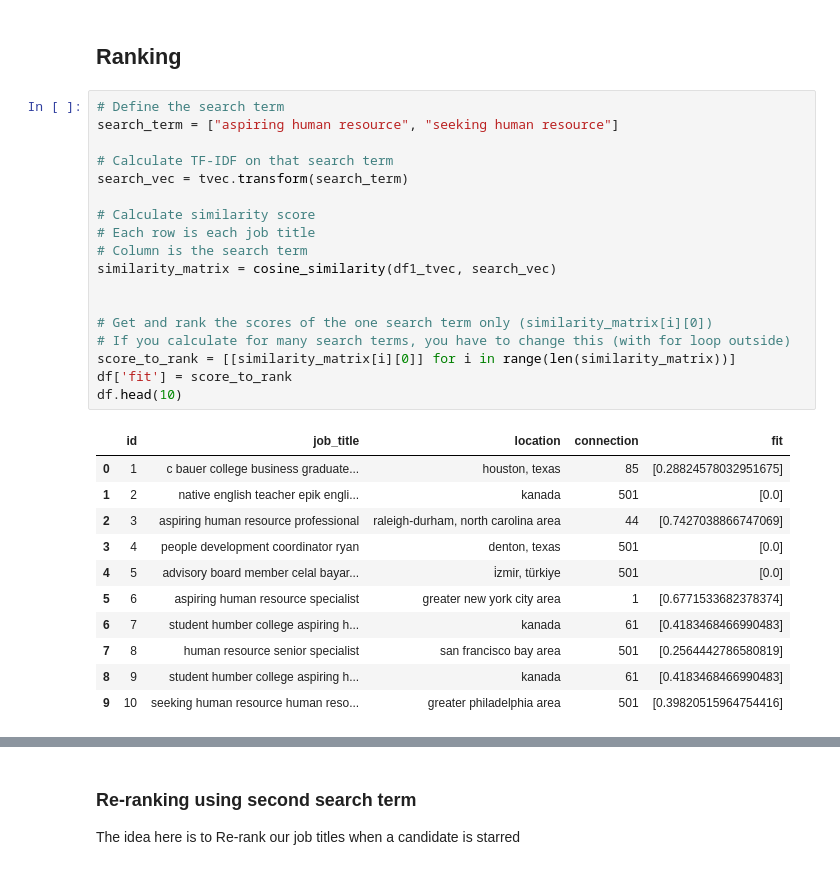
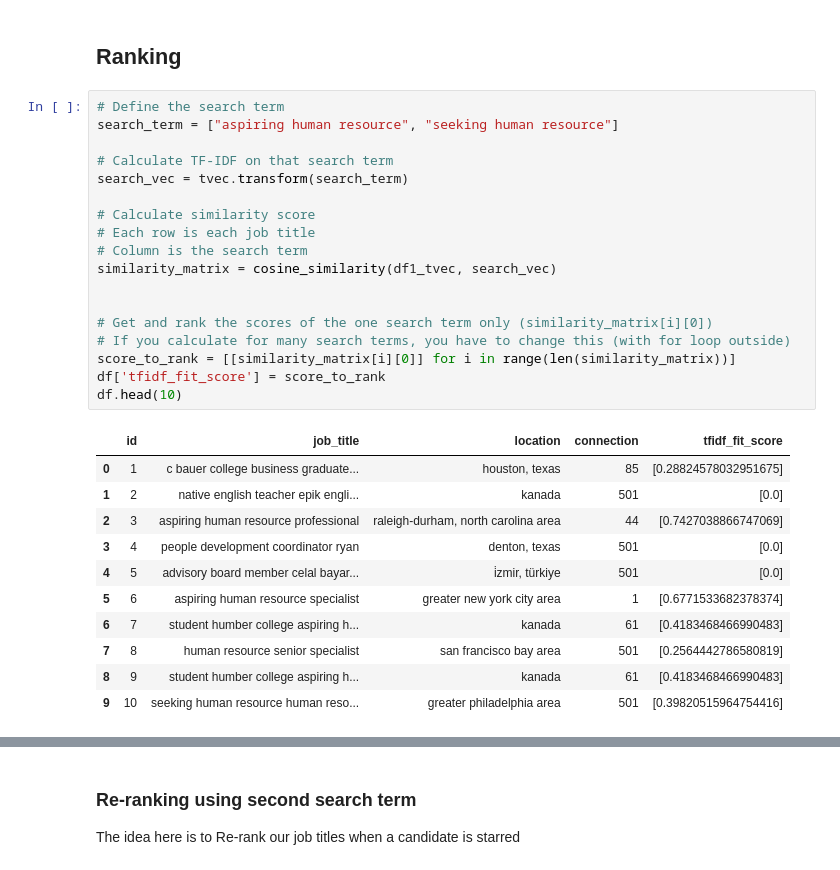
Before and after one commit to Ayesha-da/Potential_Talents, a Jupyter notebook: Potential_Talents1.ipynb, the cells around one changed output, grey strips where cells are left out. Drawn from its saved outputs; the diff is of its cells as text.

```diff
--- a/Potential_Talents1.ipynb
+++ b/Potential_Talents1.ipynb
@@ -237,23 +237,23 @@ Number of unique words:  175
 # %%
 # Define the search term
 search_term = ["aspiring human resource", "seeking human resource"]
 
 # Calculate TF-IDF on that search term
 search_vec = tvec.transform(search_term)
 
 # Calculate similarity score
 # Each row is each job title
 # Column is the search term
 similarity_matrix = cosine_similarity(df1_tvec, search_vec)
 
 
 # Get and rank the scores of the one search term only (similarity_matrix[i][0])
 # If you calculate for many search terms, you have to change this (with for loop outside)
 score_to_rank = [[similarity_matrix[i][0]] for i in range(len(similarity_matrix))]
-df['fit'] = score_to_rank
+df['tfidf_fit_score'] = score_to_rank
 df.head(10)
 # %% [output]
-|  | id | job_title | location | connection | fit |
+|  | id | job_title | location | connection | tfidf_fit_score |
 | 0 | 1 | c bauer college business graduate... | houston, texas | 85 | [0.28824578032951675] |
 | 1 | 2 | native english teacher epik engli... | kanada | 501 | [0.0] |
 | 2 | 3 | aspiring human resource professional | raleigh-durham, north carolina area | 44 | [0.7427038866747069] |
```
Also changed, not shown: parts of 5 cells of this notebook.
